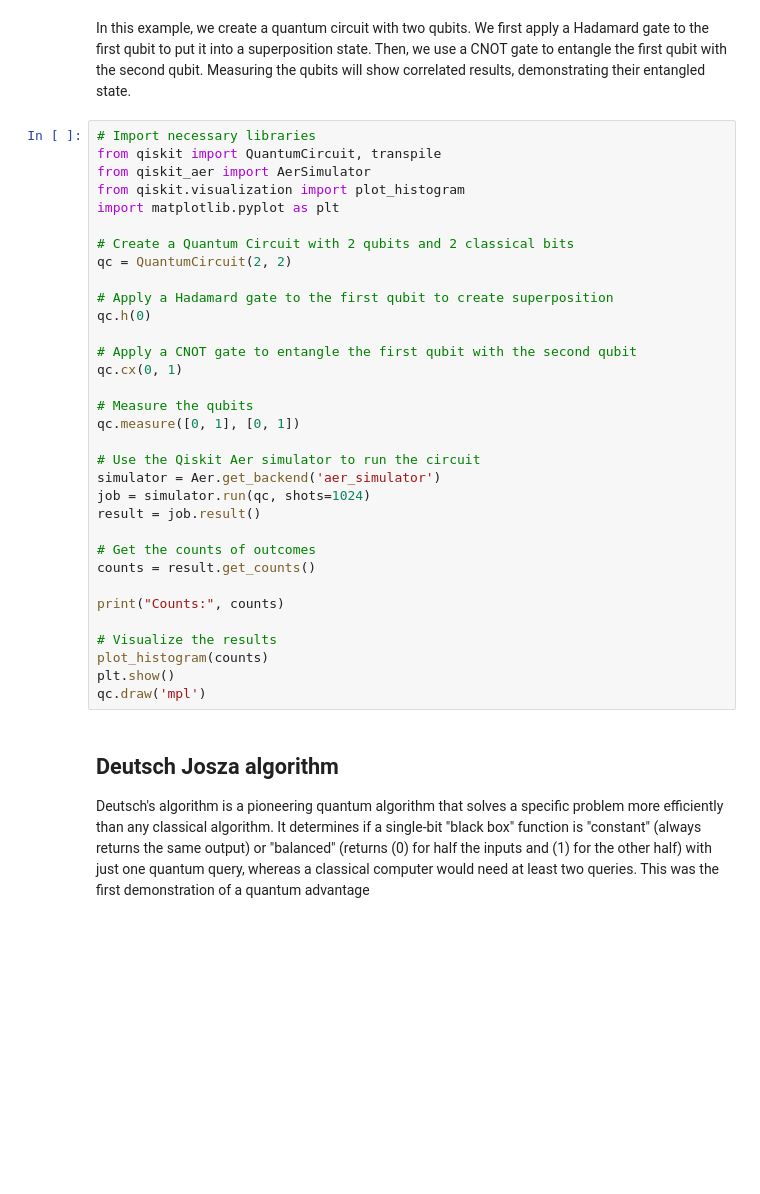
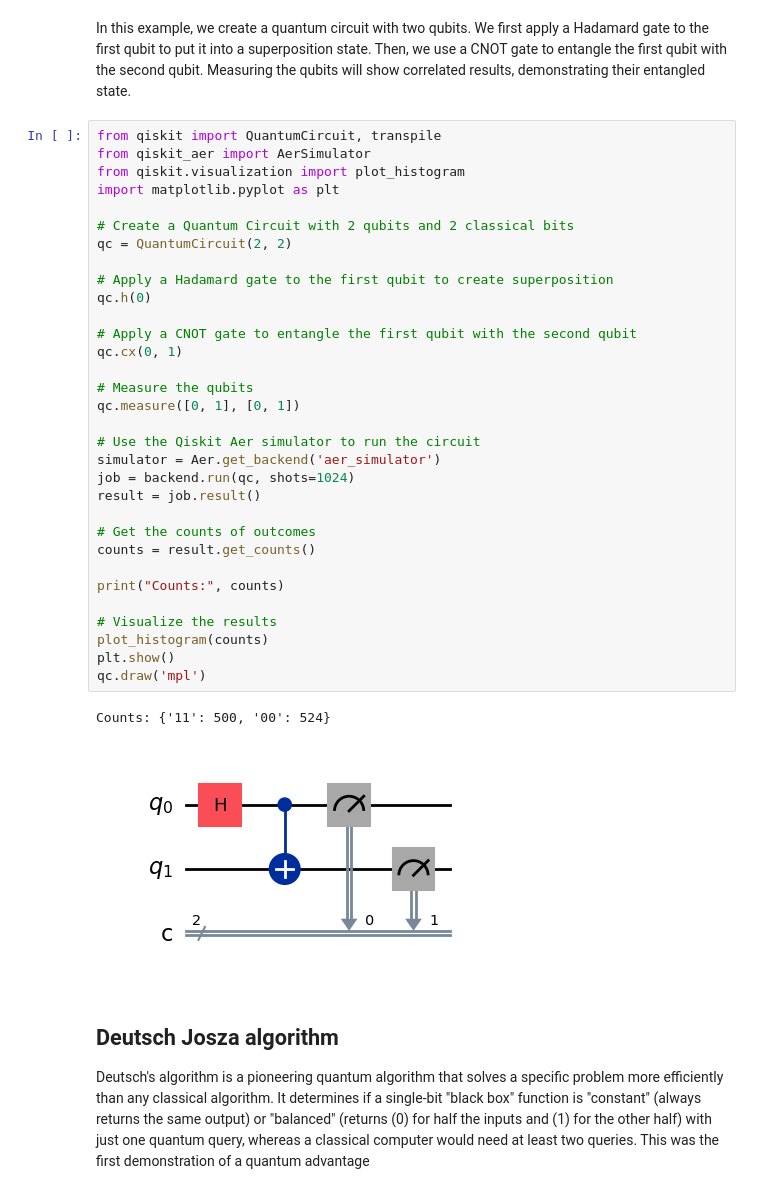
Before and after one commit to abhisekpanda98/Quantum_computation_outreach_notebooks, a Jupyter notebook: 18_Nov_Day_2.ipynb, the cells around one changed output. Cells and saved outputs as stored; diff of their text form; blank space fills up the shorter version.

```diff
--- a/18_Nov_Day_2.ipynb
+++ b/18_Nov_Day_2.ipynb
@@ -406,38 +402,40 @@ Quantum entanglement is the phenomenon where the quantum state of each particle
 # %% [markdown]
 In this example, we create a quantum circuit with two qubits. We first apply a Hadamard gate to the first qubit to put it into a superposition state. Then, we use a CNOT gate to entangle the first qubit with the second qubit. Measuring the qubits will show correlated results, demonstrating their entangled state.
 # %%
-# Import necessary libraries
 from qiskit import QuantumCircuit, transpile
 from qiskit_aer import AerSimulator
 from qiskit.visualization import plot_histogram
 import matplotlib.pyplot as plt
 
 # Create a Quantum Circuit with 2 qubits and 2 classical bits
 qc = QuantumCircuit(2, 2)
 
 # Apply a Hadamard gate to the first qubit to create superposition
 qc.h(0)
 
 # Apply a CNOT gate to entangle the first qubit with the second qubit
 qc.cx(0, 1)
 
 # Measure the qubits
 qc.measure([0, 1], [0, 1])
 
 # Use the Qiskit Aer simulator to run the circuit
 simulator = Aer.get_backend('aer_simulator')
-job = simulator.run(qc, shots=1024)
+job = backend.run(qc, shots=1024)
 result = job.result()
 
 # Get the counts of outcomes
 counts = result.get_counts()
 
 print("Counts:", counts)
 
 # Visualize the results
 plot_histogram(counts)
 plt.show()
 qc.draw('mpl')
+# %% [output]
+Counts: {'11': 500, '00': 524}
+[figure, added]
 # %% [markdown]
 ## Deutsch Josza algorithm
 Deutsch's algorithm is a pioneering quantum algorithm that solves a specific problem more efficiently than any classical algorithm. It determines if a single-bit "black box" function is "constant" (always returns the same output) or "balanced" (returns \(0\) for half the inputs and \(1\) for the other half) with just one quantum query, whereas a classical computer would need at least two queries. This was the first demonstration of a quantum advantage
```
Also changed, not shown: parts of 5 cells of this notebook.
